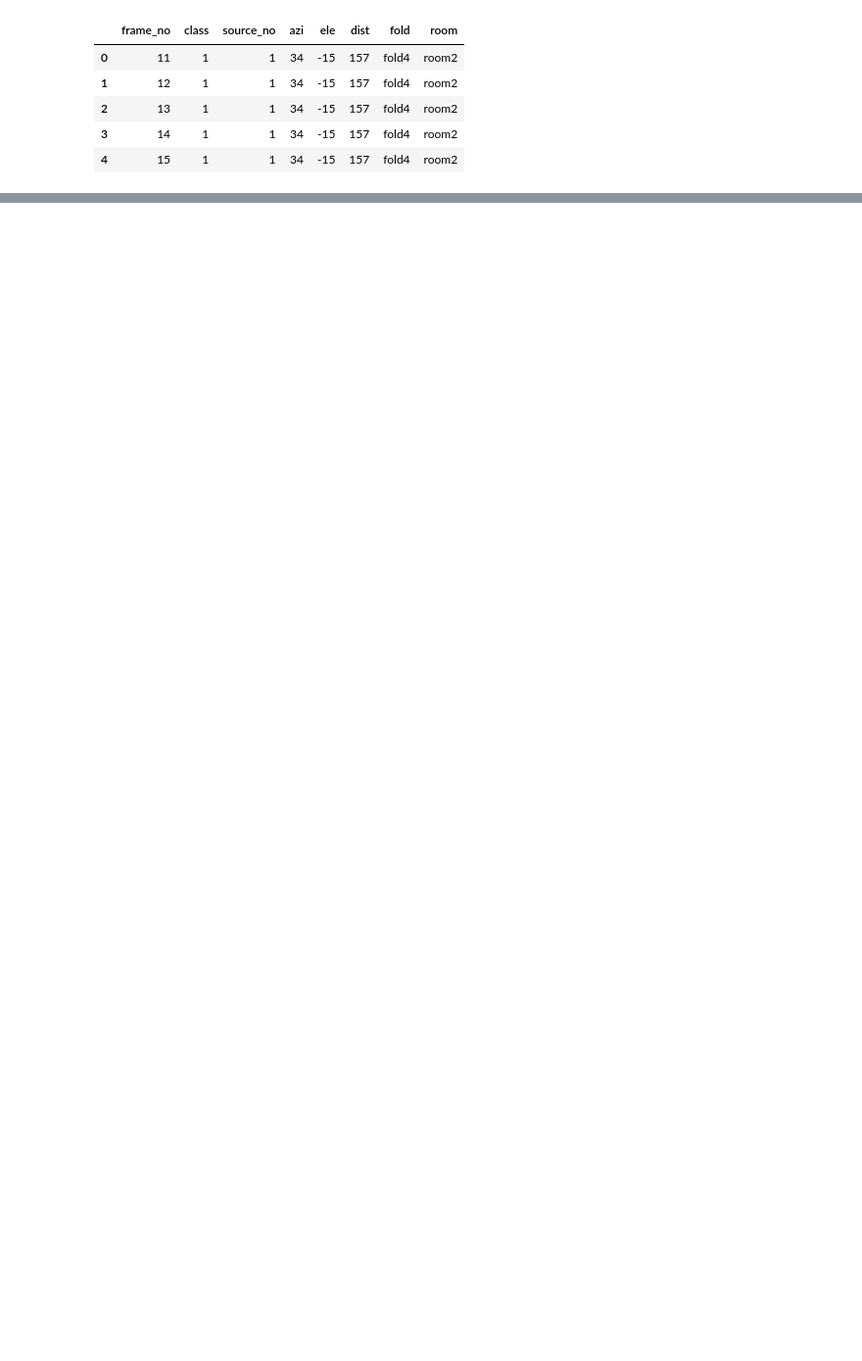
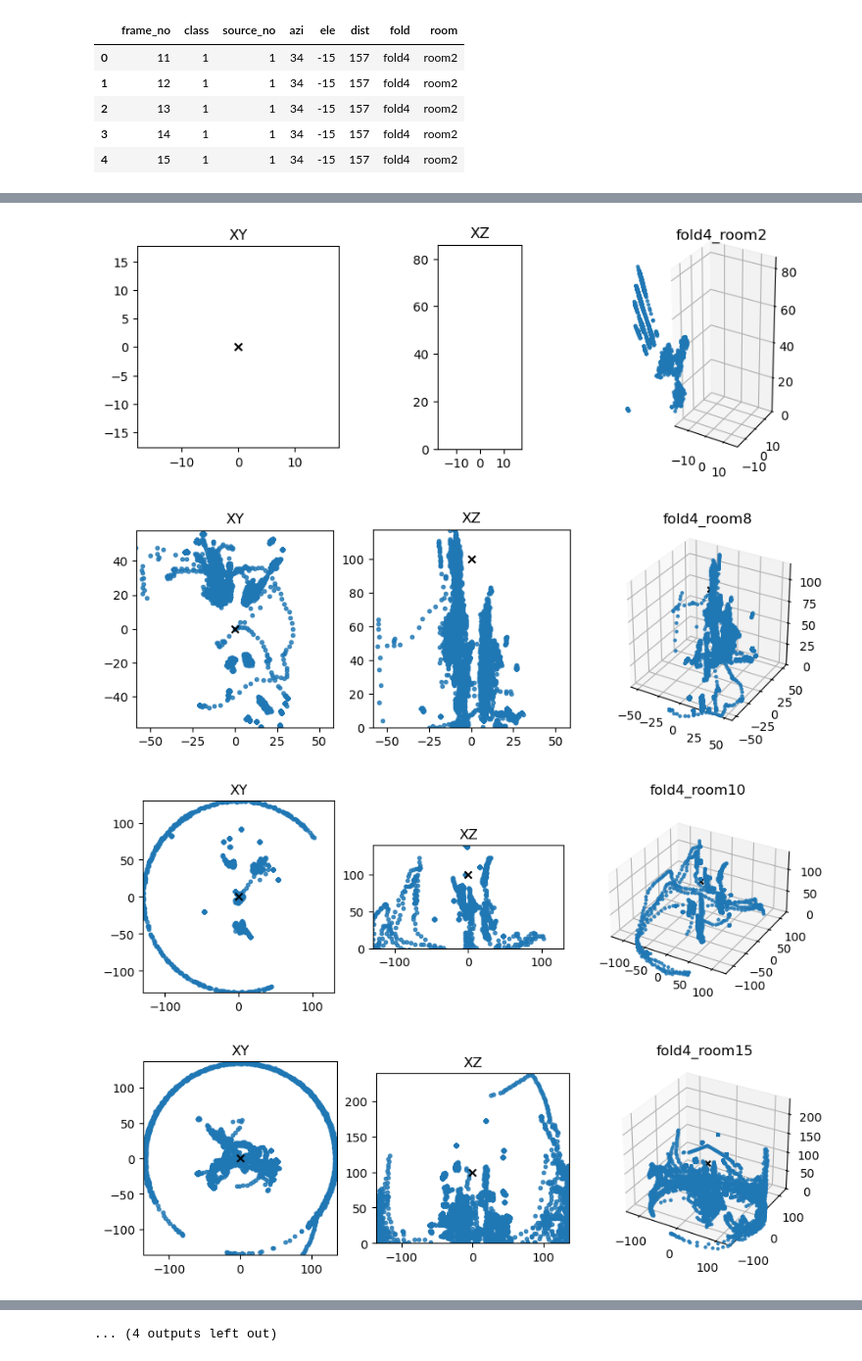
Before and after one commit to ChrisIck/seldnet2024_ptloptimized, a Jupyter notebook: sandbox/dist_annot_check.ipynb, the cells around one changed output, grey strips where cells are left out. Shown at 98% size. Cells and saved outputs as stored; diff of their text form; code cells hidden in the pictures; blank space fills up the shorter version.

```diff
--- a/sandbox/dist_annot_check.ipynb
+++ b/sandbox/dist_annot_check.ipynb
@@ -232,0 +261,7 @@ for room in rooms:
+# %%
+triplot_df(stars_df)
+# %% [output]
+[figure, added]
+[figure, added]
+[figure, added]
+[figure, added]
@@ -232,0 +276 @@ for room in rooms:
+... (4 outputs left out)
```
Also changed, not shown: parts of 8 cells of this notebook.
